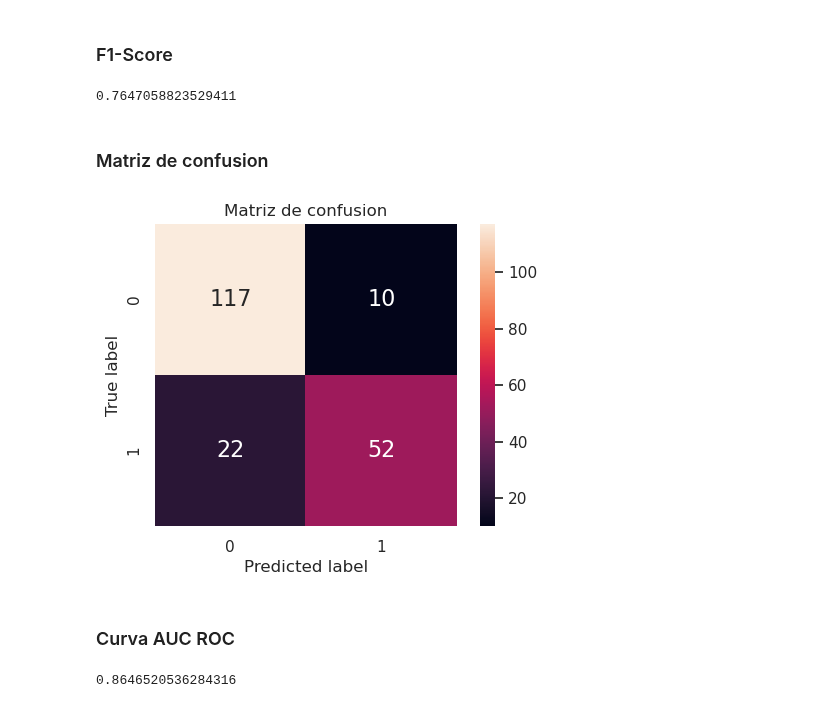
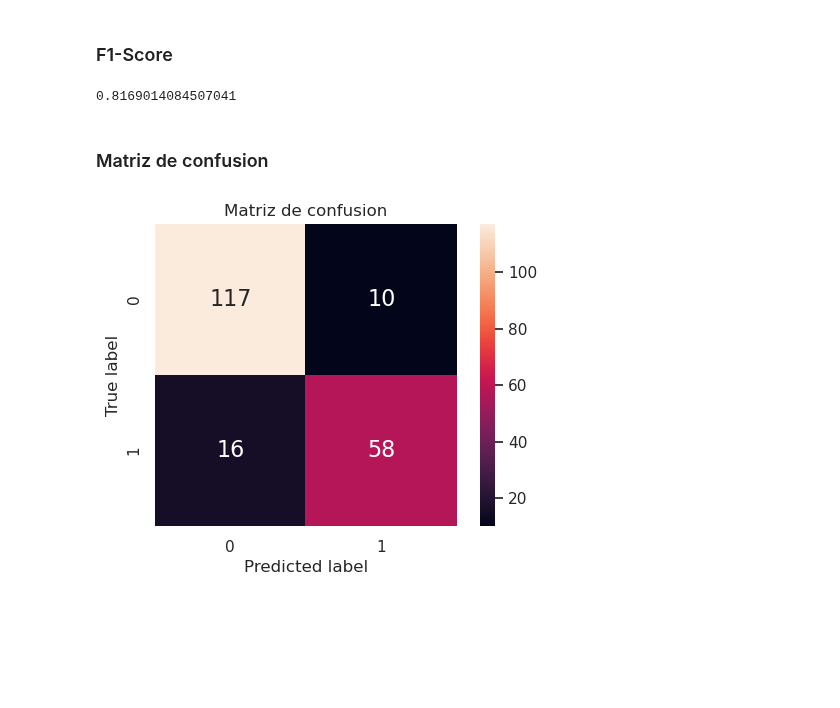
Before and after one commit to JuanOpizzi/Datos-2020-2c, a Jupyter notebook: TP2/GradientBoosting.ipynb, the cells around one changed output. Drawn from its saved outputs; the diff is of its cells as text; code cells hidden in the pictures; blank space fills up the shorter version.

```diff
--- a/TP2/GradientBoosting.ipynb
+++ b/TP2/GradientBoosting.ipynb
@@ -144,31 +144,25 @@ recall_score(y_test, rgscv.predict(X_test), pos_label=0)
 # %% [markdown]
 ### F1-Score
 # %%
-f1_score(y_test, rgscv.predict(X_test))
+f1_score(y_test, boosting.predict(X_test))
 # %% [output]
-0.7647058823529411
+0.8169014084507041
 # %% [markdown]
 ### Matriz de confusion
 # %%
 def plot_confusion_matrix(y_true, y_pred):
     names = sorted(set(y_true))
     cm = confusion_matrix(y_true, y_pred, names)
     df_cm = pd.DataFrame(cm, names, names)
 
     plt.figure(dpi=100)
     plt.title("Matriz de confusion")
     sns.heatmap(df_cm, annot=True, annot_kws={"size": 16}, fmt='g', square=True)
     plt.ylabel("True label")
     plt.xlabel("Predicted label")
     plt.show()
 
 
-plot_confusion_matrix(y_test, rgscv.predict(X_test))
+plot_confusion_matrix(y_test, boosting.predict(X_test))
 # %% [output]
-[figure, old version]
+[figure, new version]
-# %% [markdown]
-### Curva AUC ROC
-# %%
-roc_auc_score(y_test, rgscv.predict_proba(X_test)[:,1])
-# %% [output]
-0.8646520536284316
```
Also changed, not shown: parts of 4 cells of this notebook, 2 other files.
